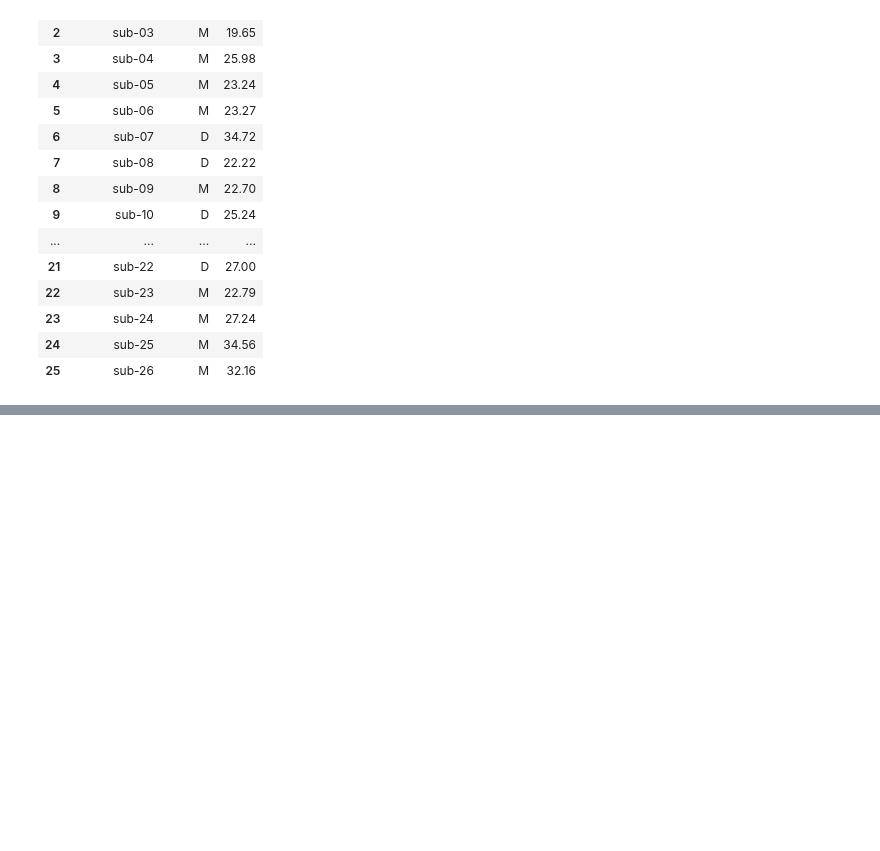
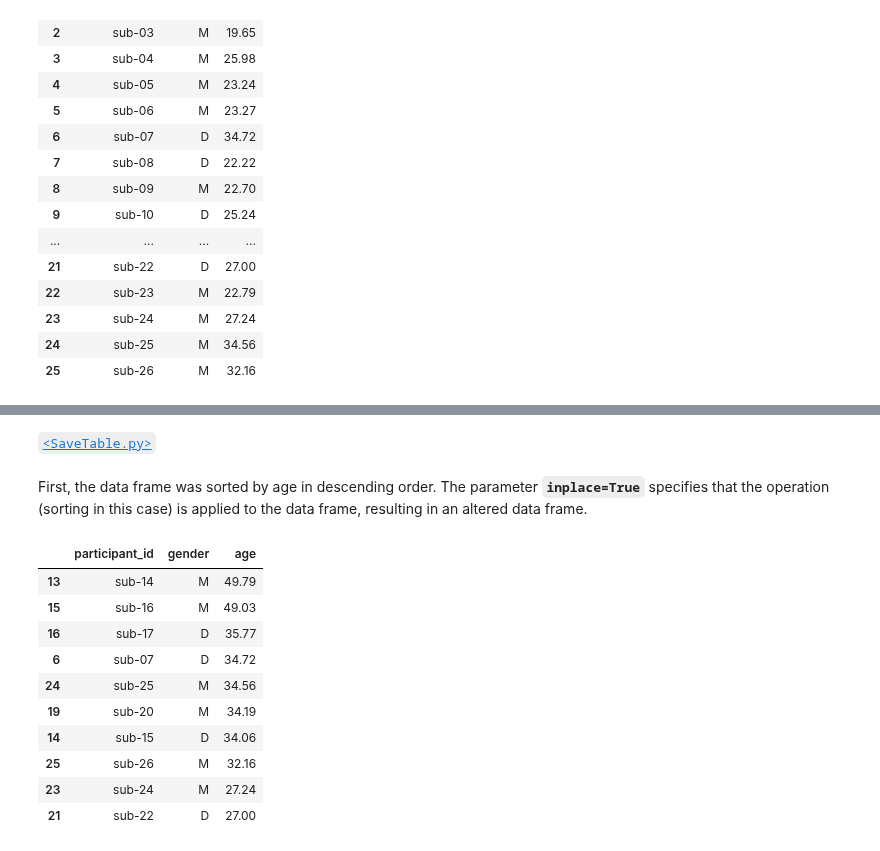
Before and after one commit to sathayas/JupyterfMRIFall2019, a Jupyter notebook: HandlingData.ipynb, the cells around one changed output, grey strips where cells are left out. Drawn from its saved outputs; the diff is of its cells as text; code cells hidden in the pictures; blank space fills up the shorter version.

```diff
--- a/HandlingData.ipynb
+++ b/HandlingData.ipynb
@@ -219,0 +368,21 @@ ptData
+# %% [markdown]
+[`<SaveTable.py>`](https://github.com/sathayas/fMRIClassFall2019/blob/master/HandlingData/SaveTable.py)
+# %%
+# Sorting by age in descending order
+ptData.sort_values(by='age', ascending=False, inplace=True)
+# %% [markdown]
+First, the data frame was sorted by age in descending order. The parameter **`inplace=True`** specifies that the operation (sorting in this case) is applied to the data frame, resulting in an altered data frame.
+# %%
+ptData.head(10)
+# %% [output]
+|  | participant_id | gender | age |
+| 13 | sub-14 | M | 49.79 |
+| 15 | sub-16 | M | 49.03 |
+| 16 | sub-17 | D | 35.77 |
+| 6 | sub-07 | D | 34.72 |
+| 24 | sub-25 | M | 34.56 |
+| 19 | sub-20 | M | 34.19 |
+| 14 | sub-15 | D | 34.06 |
+| 25 | sub-26 | M | 32.16 |
+| 23 | sub-24 | M | 27.24 |
+| 21 | sub-22 | D | 27.00 |
```
Also changed, not shown: parts of 28 cells of this notebook.
